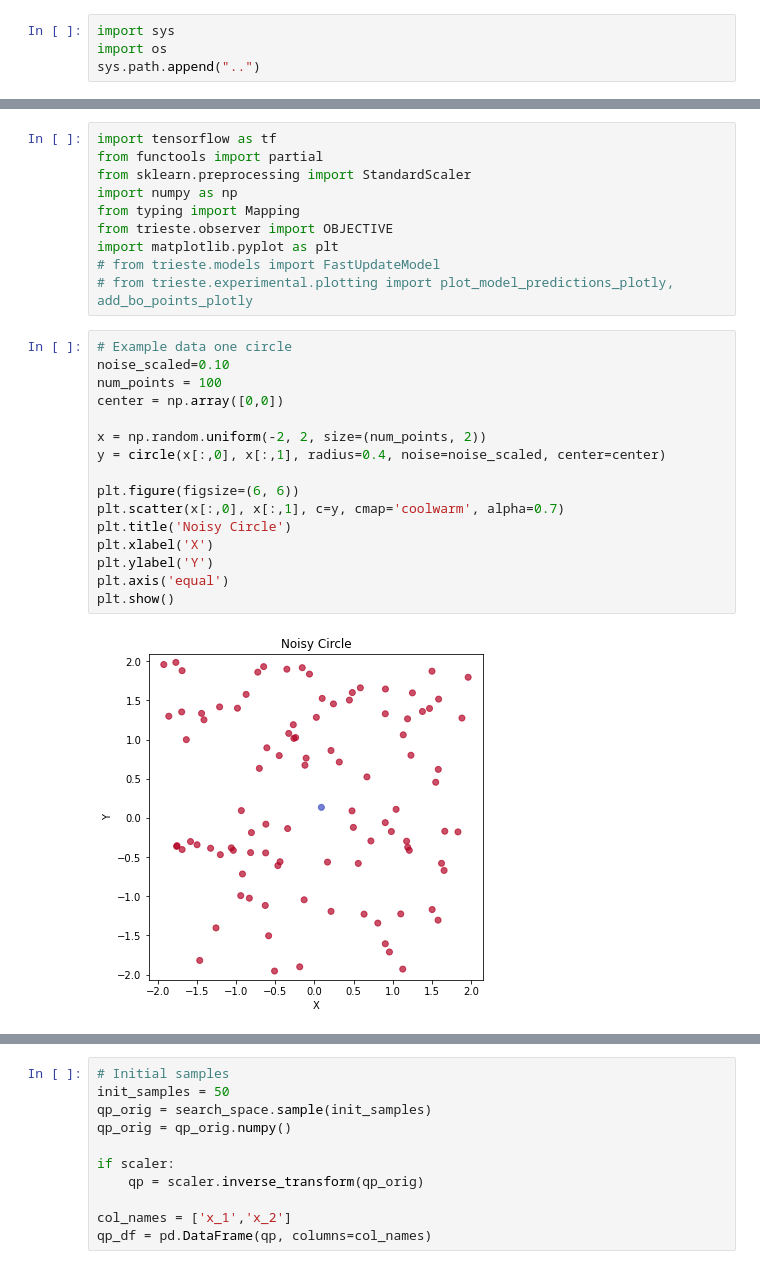
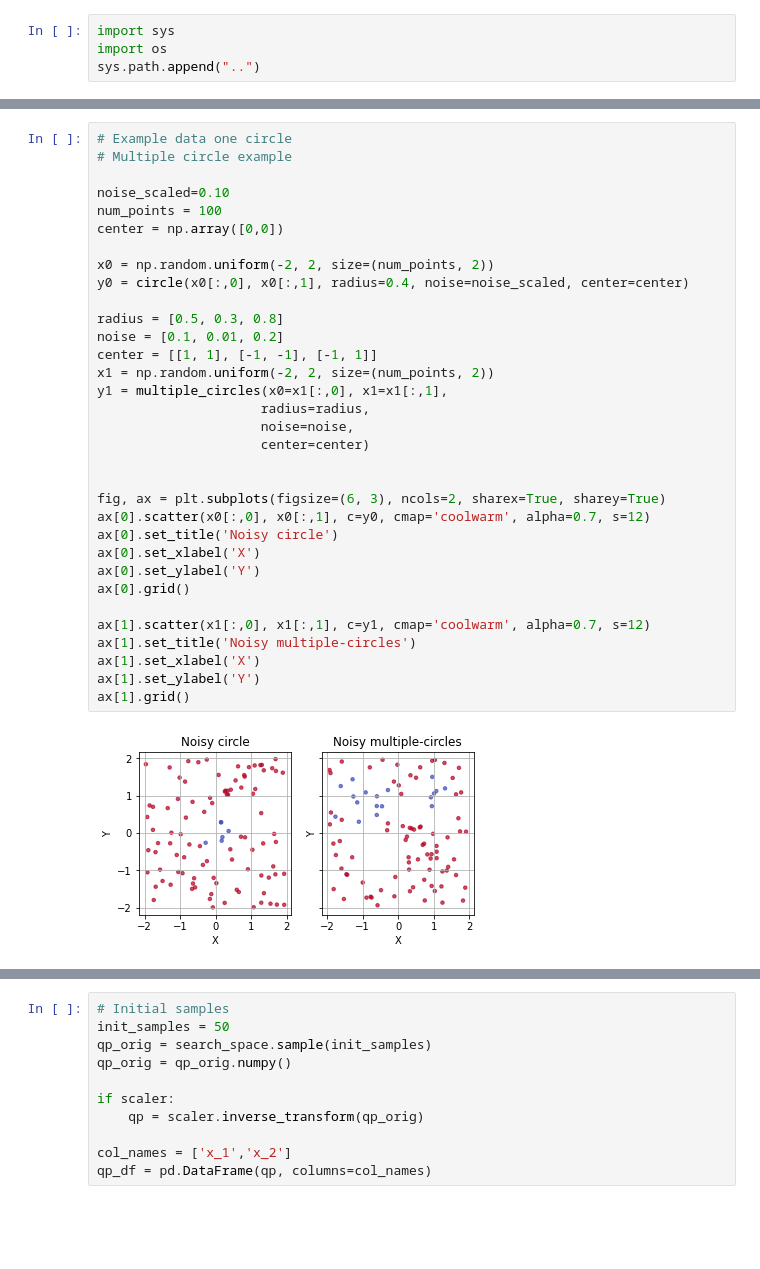
Before and after one commit to predict-idlab/OnlineNeuro, a Jupyter notebook: notebooks/GP_binary example.ipynb, the cells around one changed output, grey strips where cells are left out. Cells and saved outputs as stored; diff of their text form; blank space fills up the shorter version.

```diff
--- a/notebooks/GP_binary example.ipynb
+++ b/notebooks/GP_binary example.ipynb
@@ -32,29 +47,36 @@ To enable the following instructions: AVX2 AVX_VNNI FMA, in other operations, re
 /usr/local/MATLAB/R2023b/bin/glnxa64 /usr/local/MATLAB/R2023b/extern/engines/python/dist/matlab/engine/glnxa64 /usr/local/MATLAB/R2023b/extern/bin/glnxa64
-# %%
-import tensorflow as tf
-from functools import partial
-from sklearn.preprocessing import StandardScaler
-import numpy as np
-from typing import Mapping
-from trieste.observer import OBJECTIVE
-import matplotlib.pyplot as plt
-# from trieste.models import FastUpdateModel
-# from trieste.experimental.plotting import plot_model_predictions_plotly, add_bo_points_plotly
 # %%
 # Example data one circle
+# Multiple circle example
+
 noise_scaled=0.10
 num_points = 100
 center = np.array([0,0])
 
-x = np.random.uniform(-2, 2, size=(num_points, 2))
-y = circle(x[:,0], x[:,1], radius=0.4, noise=noise_scaled, center=center)
+x0 = np.random.uniform(-2, 2, size=(num_points, 2))
+y0 = circle(x0[:,0], x0[:,1], radius=0.4, noise=noise_scaled, center=center)
 
-plt.figure(figsize=(6, 6))
-plt.scatter(x[:,0], x[:,1], c=y, cmap='coolwarm', alpha=0.7)
-plt.title('Noisy Circle')
-plt.xlabel('X')
-plt.ylabel('Y')
-plt.axis('equal')
-plt.show()
+radius = [0.5, 0.3, 0.8]
+noise = [0.1, 0.01, 0.2]
+center = [[1, 1], [-1, -1], [-1, 1]]
+x1 = np.random.uniform(-2, 2, size=(num_points, 2))
+y1 = multiple_circles(x0=x1[:,0], x1=x1[:,1],
+                     radius=radius,
+                     noise=noise,
+                     center=center)
+
+
+fig, ax = plt.subplots(figsize=(6, 3), ncols=2, sharex=True, sharey=True)
+ax[0].scatter(x0[:,0], x0[:,1], c=y0, cmap='coolwarm', alpha=0.7, s=12)
+ax[0].set_title('Noisy circle')
+ax[0].set_xlabel('X')
+ax[0].set_ylabel('Y')
+ax[0].grid()
+
+ax[1].scatter(x1[:,0], x1[:,1], c=y1, cmap='coolwarm', alpha=0.7, s=12)
+ax[1].set_title('Noisy multiple-circles')
+ax[1].set_xlabel('X')
+ax[1].set_ylabel('Y')
+ax[1].grid()
 # %% [output]
-[figure, old version]
+[figure, new version]
```
Also changed, not shown: parts of 20 cells of this notebook.
